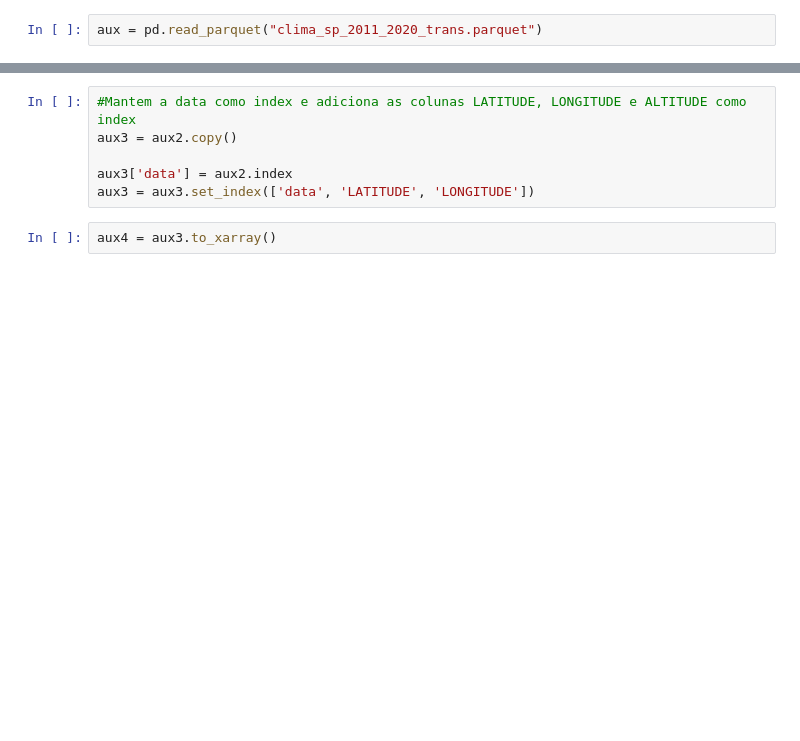
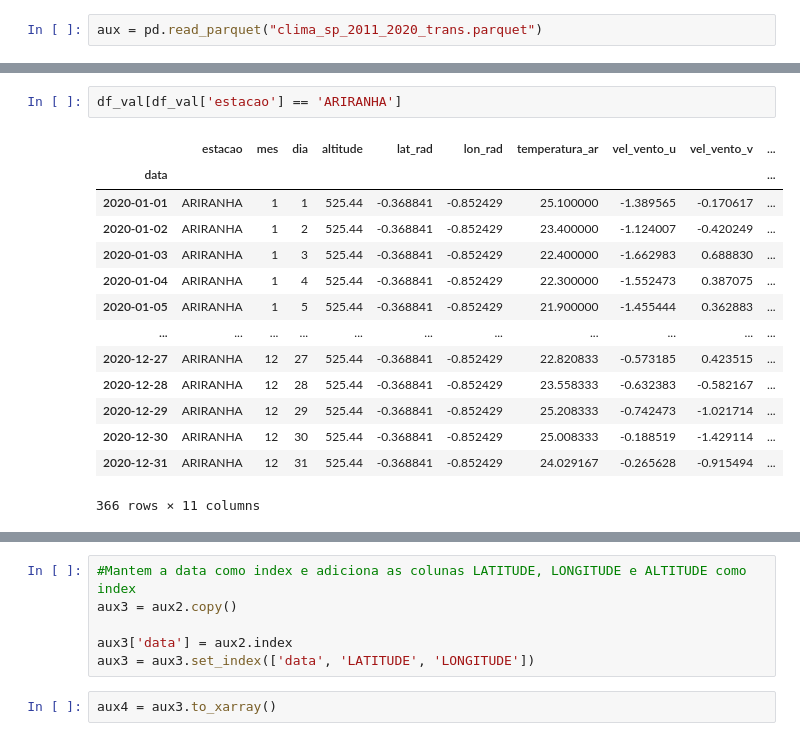
Before and after one commit to MayconRochaaa/clima_forecast, a Jupyter notebook: notebooks/teste_xarray.ipynb, the cells around one changed output, grey strips where cells are left out. Cells and saved outputs as stored; diff of their text form; blank space fills up the shorter version.

```diff
--- a/notebooks/teste_xarray.ipynb
+++ b/notebooks/teste_xarray.ipynb
@@ -149,0 +403,17 @@ aux2 = aux2[aux2['ESTAÇÃO'] != 'CRIOSFERA']
+# %%
+df_val[df_val['estacao'] == 'ARIRANHA']
+# %% [output]
+|  | estacao | mes | dia | altitude | lat_rad | lon_rad | temperatura_ar | vel_vento_u | vel_vento_v | ... |
+| data |  |  |  |  |  |  |  |  |  | ... |
+| 2020-01-01 | ARIRANHA | 1 | 1 | 525.44 | -0.368841 | -0.852429 | 25.100000 | -1.389565 | -0.170617 | ... |
+| 2020-01-02 | ARIRANHA | 1 | 2 | 525.44 | -0.368841 | -0.852429 | 23.400000 | -1.124007 | -0.420249 | ... |
+| 2020-01-03 | ARIRANHA | 1 | 3 | 525.44 | -0.368841 | -0.852429 | 22.400000 | -1.662983 | 0.688830 | ... |
+| 2020-01-04 | ARIRANHA | 1 | 4 | 525.44 | -0.368841 | -0.852429 | 22.300000 | -1.552473 | 0.387075 | ... |
+| 2020-01-05 | ARIRANHA | 1 | 5 | 525.44 | -0.368841 | -0.852429 | 21.900000 | -1.455444 | 0.362883 | ... |
+| ... | ... | ... | ... | ... | ... | ... | ... | ... | ... | ... |
+| 2020-12-27 | ARIRANHA | 12 | 27 | 525.44 | -0.368841 | -0.852429 | 22.820833 | -0.573185 | 0.423515 | ... |
+| 2020-12-28 | ARIRANHA | 12 | 28 | 525.44 | -0.368841 | -0.852429 | 23.558333 | -0.632383 | -0.582167 | ... |
+| 2020-12-29 | ARIRANHA | 12 | 29 | 525.44 | -0.368841 | -0.852429 | 25.208333 | -0.742473 | -1.021714 | ... |
+| 2020-12-30 | ARIRANHA | 12 | 30 | 525.44 | -0.368841 | -0.852429 | 25.008333 | -0.188519 | -1.429114 | ... |
+| 2020-12-31 | ARIRANHA | 12 | 31 | 525.44 | -0.368841 | -0.852429 | 24.029167 | -0.265628 | -0.915494 | ... |
+366 rows × 11 columns
```
Also changed, not shown: parts of 32 cells of this notebook.
